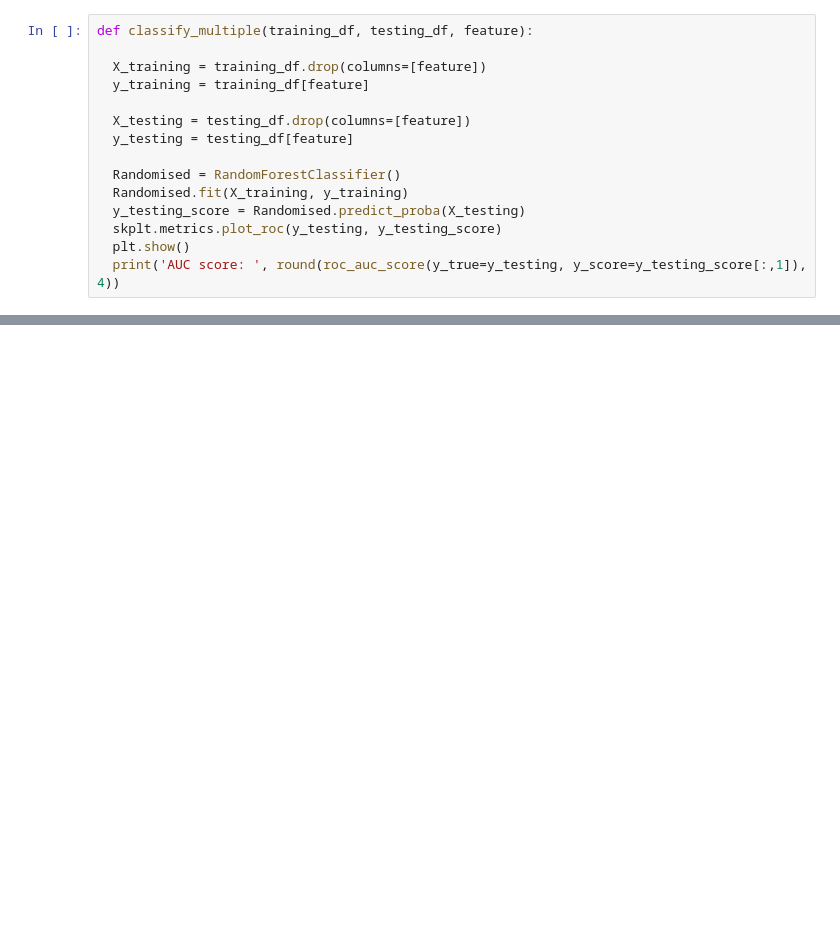
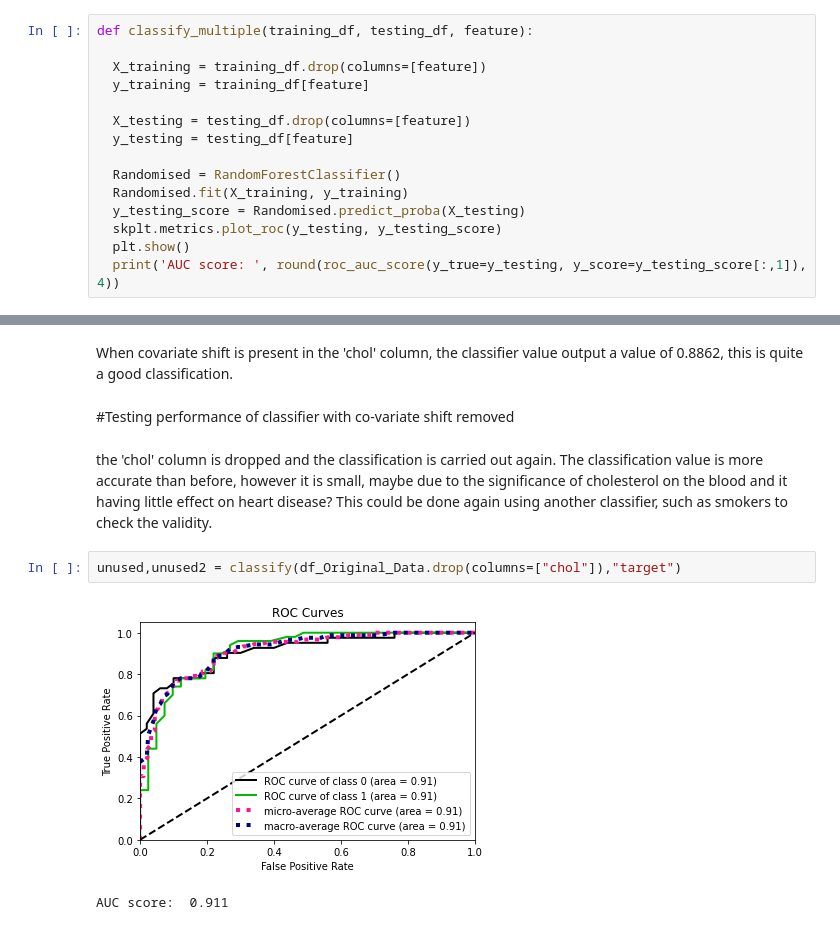
Before and after one commit to kacperkurowski/CE888, a Jupyter notebook: Assignment/Heart-Disease.ipynb, the cells around one changed output, grey strips where cells are left out. Saved outputs shown, nothing was run; the diff lists cells and outputs as text; blank space fills up the shorter version.

```diff
--- a/Assignment/Heart-Disease.ipynb
+++ b/Assignment/Heart-Disease.ipynb
@@ -140,0 +150,12 @@ def classify_multiple(training_df, testing_df, feature):
+# %% [markdown]
+When covariate shift is present in the 'chol' column, the classifier value output a value of 0.8862, this is quite a good classification.
+# %% [markdown]
+#Testing performance of classifier with co-variate shift removed
+# %% [markdown]
+the 'chol' column is dropped and the classification is carried out again. The classification value is more accurate than before, however it is small, maybe due to the significance of cholesterol on the blood and it having little effect on heart disease?
+This could be done again using another classifier, such as smokers to check the validity.
+# %%
+unused,unused2 = classify(df_Original_Data.drop(columns=["chol"]),"target")
+# %% [output]
+[figure, added]
+AUC score:  0.911
```
Also changed, not shown: parts of 5 cells of this notebook.
